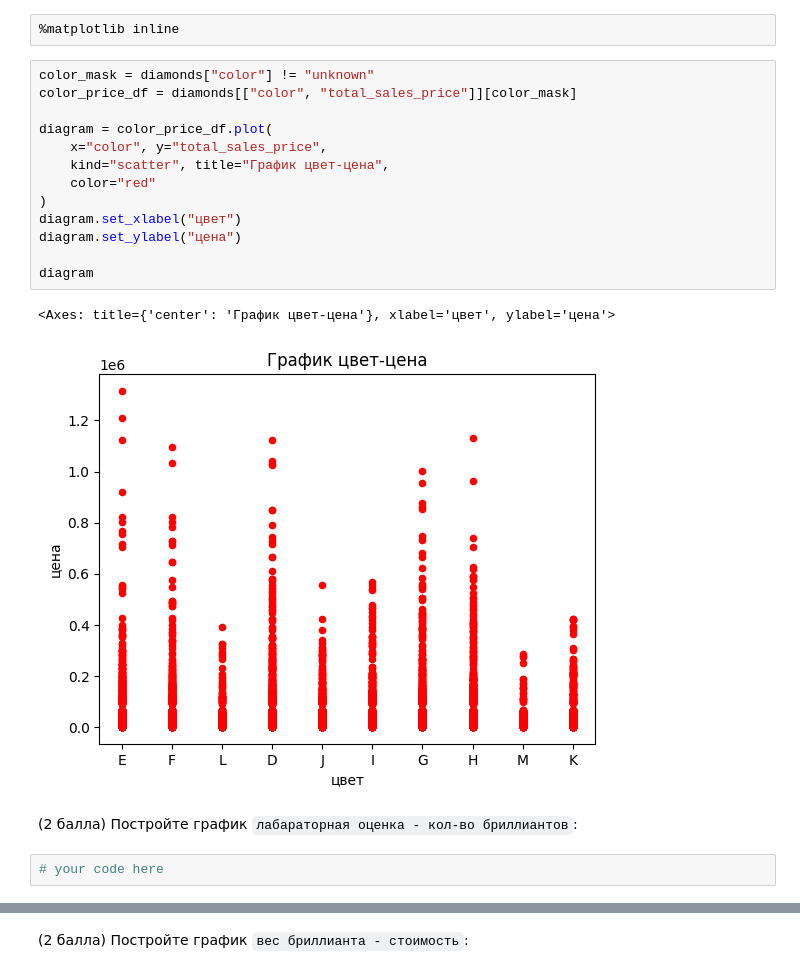
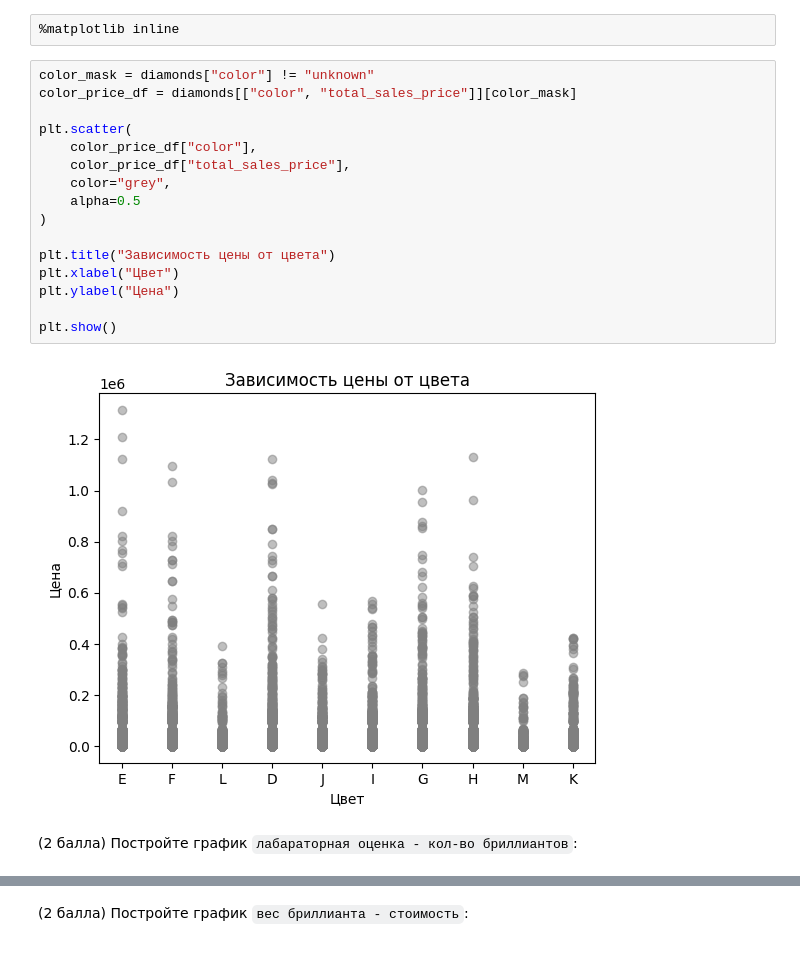
Before and after one commit to DavydenkoGr/Lab-Work, a Jupyter notebook: lab_work.ipynb, the cells around one changed output, grey strips where cells are left out. Drawn from its saved outputs; the diff is of its cells as text.

```diff
--- a/lab_work.ipynb
+++ b/lab_work.ipynb
@@ -394,23 +396,23 @@ diamonds[columns]
 (2 балла) Постройте график `цвет бриллианта - стоимость`:
 # %%
 %matplotlib inline
-# %%
-color_mask = diamonds["color"] != "unknown"
-color_price_df = diamonds[["color", "total_sales_price"]][color_mask]
-
-diagram = color_price_df.plot(
-    x="color", y="total_sales_price",
-    kind="scatter", title="График цвет-цена",
-    color="red"
-)
-diagram.set_xlabel("цвет")
-diagram.set_ylabel("цена")
-
-diagram
-# %% [output]
-<Axes: title={'center': 'График цвет-цена'}, xlabel='цвет', ylabel='цена'>
-[figure, removed]
+# %%
+color_mask = diamonds["color"] != "unknown"
+color_price_df = diamonds[["color", "total_sales_price"]][color_mask]
+
+plt.scatter(
+    color_price_df["color"],
+    color_price_df["total_sales_price"],
+    color="grey",
+    alpha=0.5
+)
+
+plt.title("Зависимость цены от цвета")
+plt.xlabel("Цвет")
+plt.ylabel("Цена")
+
+plt.show()
+# %% [output]
+[figure, added]
 # %% [markdown]
 (2 балла) Постройте график `лабараторная оценка - кол-во бриллиантов`:
-# %%
-# your code here
```
Also changed, not shown: parts of 16 cells of this notebook.
